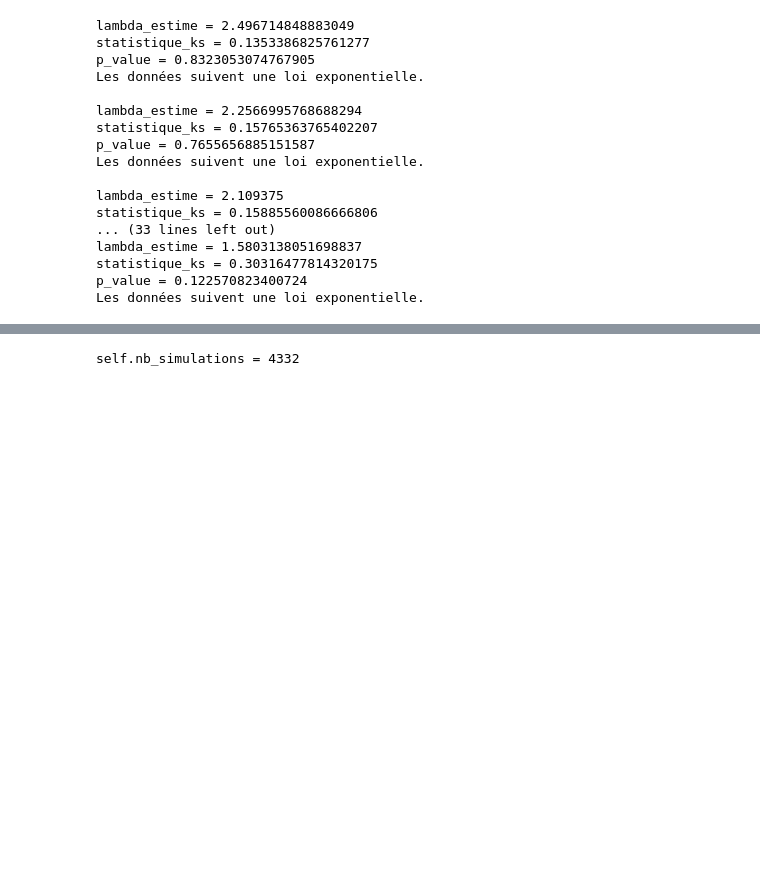
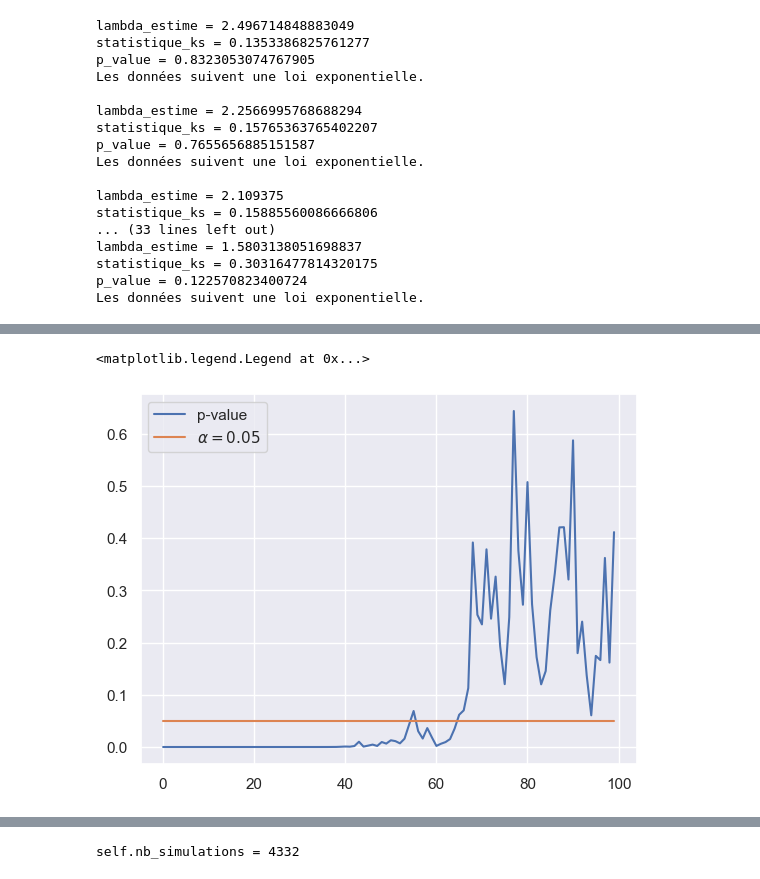
Before and after one commit to Ab2nour/epidemic-simulation, a Jupyter notebook: src/notebooks/galton-watson.ipynb, the cells around one changed output, grey strips where cells are left out. Cells and saved outputs as stored; diff of their text form; code cells hidden in the pictures; blank space fills up the shorter version.

```diff
--- a/src/notebooks/galton-watson.ipynb
+++ b/src/notebooks/galton-watson.ipynb
@@ -383,7 +391,11 @@ def simulation_yaglom(
         zn_sur_n_sample = zn_sur_n[taille_echantillon:]
 
         if affichage:
-            plt.title("Distribution des $\dfrac{Z_n}{n}$ à l'époque $n = " + str((i + 1) * taille_pas) + "$")
+            plt.title(
+                "Distribution des $\dfrac{Z_n}{n}$ à l'époque $n = "
+                + str((i + 1) * taille_pas)
+                + "$"
+            )
             sns.histplot(zn_sur_n_sample, stat="density")
             plt.show()
 
@@ -426,0 +485,19 @@ p_value = 0.944216267103265
+# %%
+plt.plot(
+    simulation_yaglom(
+        distributions["Hyper-Géométrique (N=10, n=2, p=0.5)"],
+        nb_processus=nb_processus,
+        taille_pas=taille_pas,
+        nb_repetitions=nb_repetitions,
+    ),
+    label="p-value",
+)
+plt.plot(
+    list(range(nb_repetitions)),
+    [alpha for _ in range(nb_repetitions)],
+    label=r"$\alpha = 0.05$",
+)
+plt.legend()
+# %% [output]
+<matplotlib.legend.Legend at 0x...>
+[figure, added]
```
Also changed, not shown: parts of 17 cells of this notebook.
